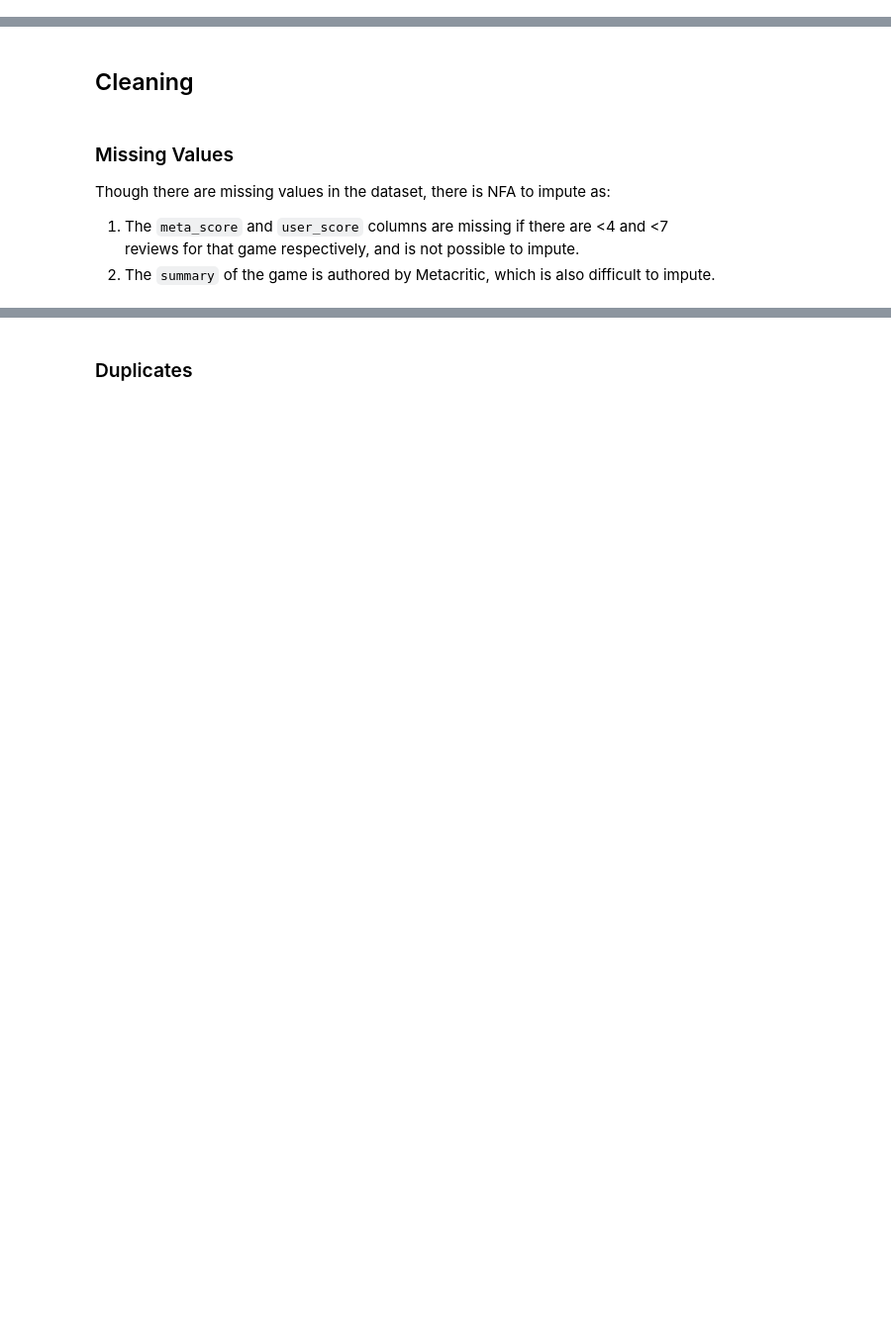
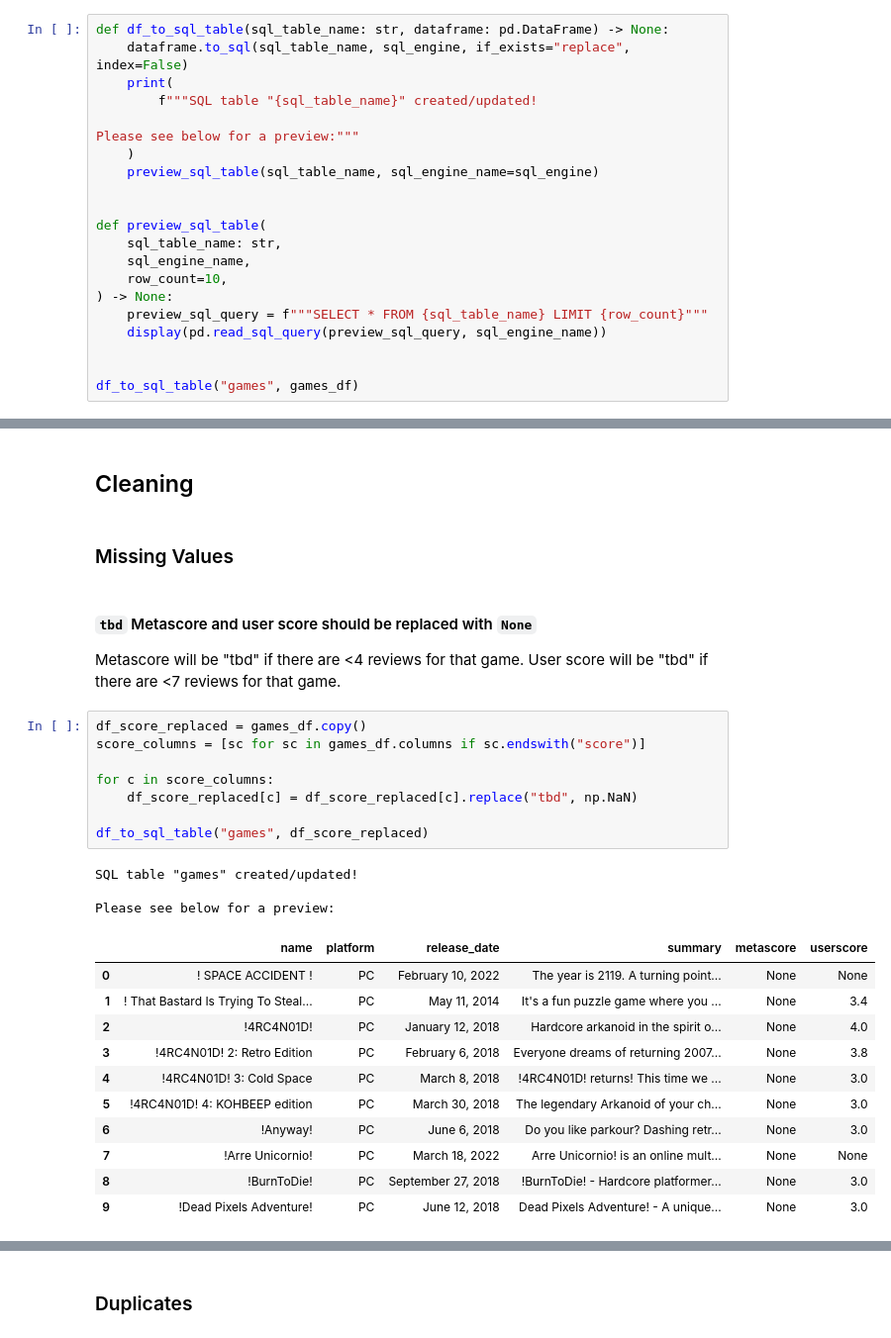
Before and after one commit to henrylin03/video-games, a Jupyter notebook: analysis.ipynb, the cells around one changed output, grey strips where cells are left out. Shown at 99% size. Cells and saved outputs as stored; diff of their text form; blank space fills up the shorter version.

```diff
--- a/analysis.ipynb
+++ b/analysis.ipynb
@@ -29,0 +16,21 @@ pd.read_sql_query("SELECT * FROM games ORDER BY name LIMIT 10", engine)
+# %%
+def df_to_sql_table(sql_table_name: str, dataframe: pd.DataFrame) -> None:
+    dataframe.to_sql(sql_table_name, sql_engine, if_exists="replace", index=False)
+    print(
+        f"""SQL table "{sql_table_name}" created/updated!
+
+Please see below for a preview:"""
+    )
+    preview_sql_table(sql_table_name, sql_engine_name=sql_engine)
+
+
+def preview_sql_table(
+    sql_table_name: str,
+    sql_engine_name,
+    row_count=10,
+) -> None:
+    preview_sql_query = f"""SELECT * FROM {sql_table_name} LIMIT {row_count}"""
+    display(pd.read_sql_query(preview_sql_query, sql_engine_name))
+
+
+df_to_sql_table("games", games_df)
@@ -31,8 +53,30 @@ pd.read_sql_query("SELECT * FROM games ORDER BY name LIMIT 10", engine)
 ## Cleaning
 # %% [markdown]
 ### Missing Values
-
-Though there are missing values in the dataset, there is NFA to impute as:
-
-1. The `meta_score` and `user_score` columns are missing if there are <4 and <7 reviews for that game respectively, and is not possible to impute.
-2. The `summary` of the game is authored by Metacritic, which is also difficult to impute.
+# %% [markdown]
+#### `tbd` Metascore and user score should be replaced with `None`
+
+Metascore will be "tbd" if there are <4 reviews for that game. User score will be "tbd" if there are <7 reviews for that game.
+# %%
+df_score_replaced = games_df.copy()
+score_columns = [sc for sc in games_df.columns if sc.endswith("score")]
+
+for c in score_columns:
+    df_score_replaced[c] = df_score_replaced[c].replace("tbd", np.NaN)
+
+df_to_sql_table("games", df_score_replaced)
+# %% [output]
+SQL table "games" created/updated!
+
+Please see below for a preview:
+|  | name | platform | release_date | summary | metascore | userscore |
+| 0 | ! SPACE ACCIDENT ! | PC | February 10, 2022 | The year is 2119. A turning point... | None | None |
+| 1 | ! That Bastard Is Trying To Steal... | PC | May 11, 2014 | It's a fun puzzle game where you ... | None | 3.4 |
+| 2 | !4RC4N01D! | PC | January 12, 2018 | Hardcore arkanoid in the spirit o... | None | 4.0 |
+| 3 | !4RC4N01D! 2: Retro Edition | PC | February 6, 2018 | Everyone dreams of returning 2007... | None | 3.8 |
+| 4 | !4RC4N01D! 3: Cold Space | PC | March 8, 2018 | !4RC4N01D! returns! This time we ... | None | 3.0 |
+| 5 | !4RC4N01D! 4: KOHBEEP edition | PC | March 30, 2018 | The legendary Arkanoid of your ch... | None | 3.0 |
+| 6 | !Anyway! | PC | June 6, 2018 | Do you like parkour? Dashing retr... | None | 3.0 |
+| 7 | !Arre Unicornio! | PC | March 18, 2022 | Arre Unicornio! is an online mult... | None | None |
+| 8 | !BurnToDie! | PC | September 27, 2018 | !BurnToDie! - Hardcore platformer... | None | 3.0 |
+| 9 | !Dead Pixels Adventure! | PC | June 12, 2018 | Dead Pixels Adventure! - A unique... | None | 3.0 |
```
Also changed, not shown: parts of 12 cells of this notebook.
